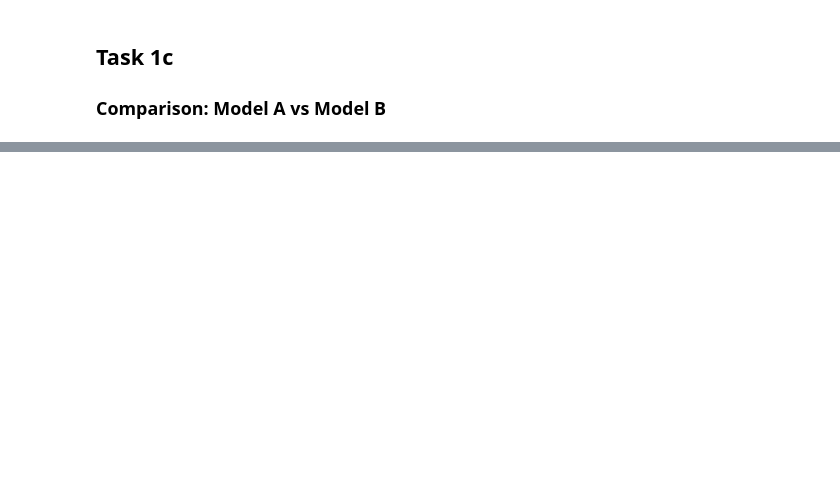
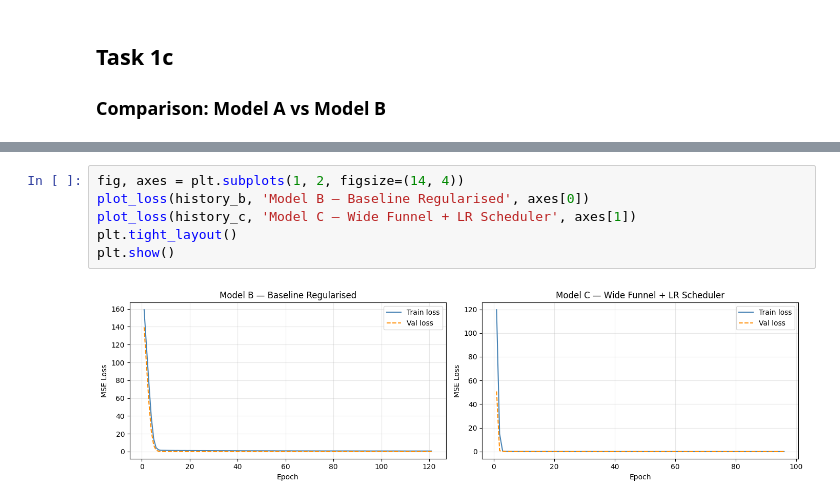
Before and after one commit to eshghinezhad/MAI202-A1-Neural-network, a Jupyter notebook: MAI202_House_Price_Prediction.ipynb, the cells around one changed output, grey strips where cells are left out. Saved outputs shown, nothing was run; the diff lists cells and outputs as text; blank space fills up the shorter version.

Commit message:
Add Model c & Comparison of Model B vs Model C

```diff
--- a/MAI202_House_Price_Prediction.ipynb
+++ b/MAI202_House_Price_Prediction.ipynb
@@ -424,0 +547,8 @@ plt.show()
+# %%
+fig, axes = plt.subplots(1, 2, figsize=(14, 4))
+plot_loss(history_b, 'Model B — Baseline Regularised', axes[0])
+plot_loss(history_c, 'Model C — Wide Funnel + LR Scheduler', axes[1])
+plt.tight_layout()
+plt.show()
+# %% [output]
+[figure, added]
```
Also changed, not shown: parts of 16 cells of this notebook.
